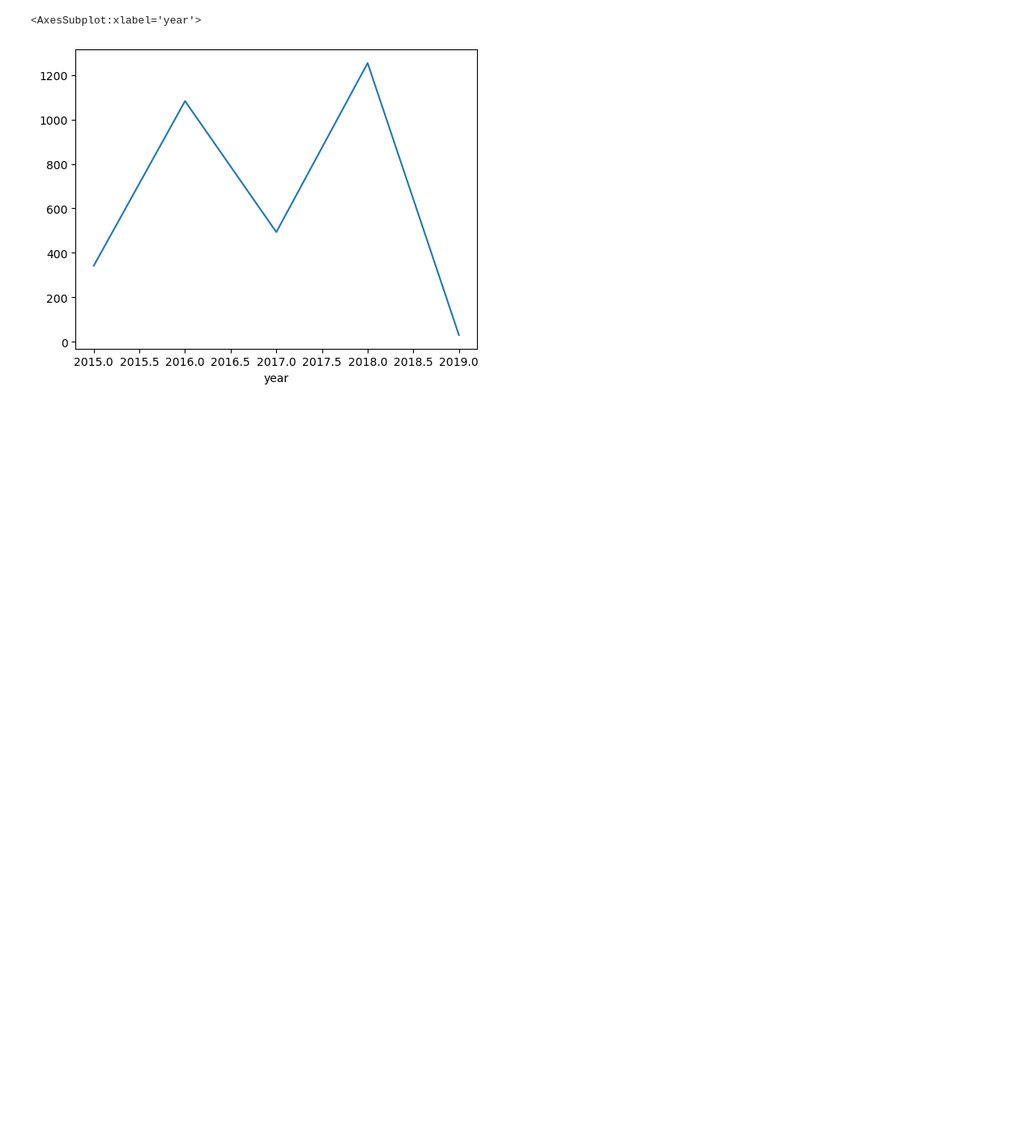
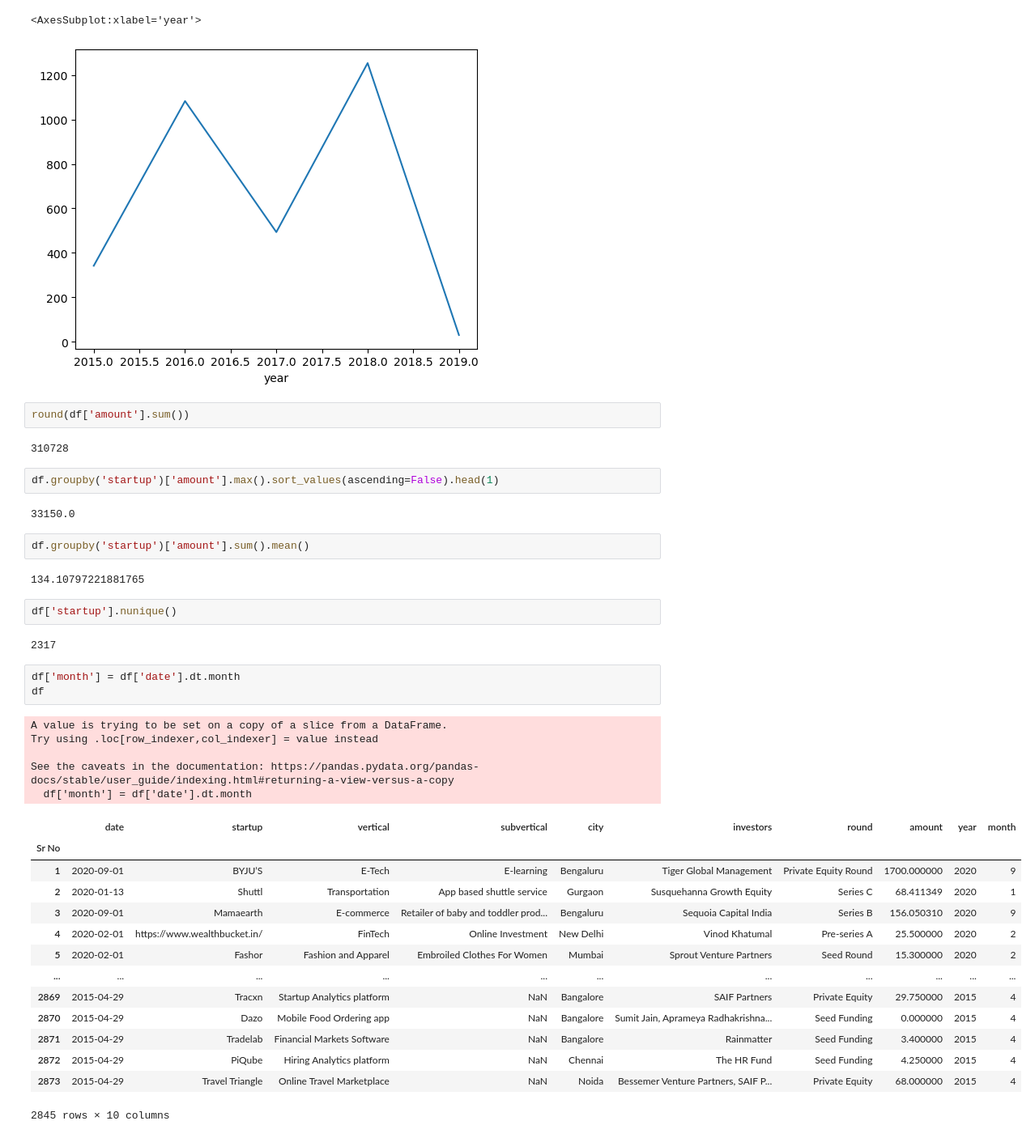
Before and after one commit to write2shivamgithub/Streamlit, a Jupyter notebook: Cleaning.ipynb, the cells around one changed output. Shown at 81% size. Saved outputs shown, nothing was run; the diff lists cells and outputs as text; blank space fills up the shorter version.

```diff
--- a/Cleaning.ipynb
+++ b/Cleaning.ipynb
@@ -333,3 +333,42 @@ df[df['investors'].str.contains('IDG Ventures')].groupby('year')['amount'].sum()
 # %% [output]
 <AxesSubplot:xlabel='year'>
 [figure]
+# %%
+round(df['amount'].sum())
+# %% [output]
+310728
+# %%
+df.groupby('startup')['amount'].max().sort_values(ascending=False).head(1)
+# %% [output]
+33150.0
+# %%
+df.groupby('startup')['amount'].sum().mean()
+# %% [output]
+134.10797221881765
+# %%
+df['startup'].nunique()
+# %% [output]
+2317
+# %%
+df['month'] = df['date'].dt.month
+df
+# %% [output]
+A value is trying to be set on a copy of a slice from a DataFrame.
+Try using .loc[row_indexer,col_indexer] = value instead
+
+See the caveats in the documentation: https://pandas.pydata.org/pandas-docs/stable/user_guide/indexing.html#returning-a-view-versus-a-copy
+  df['month'] = df['date'].dt.month
+|  | date | startup | vertical | subvertical | city | investors | round | amount | year | month |
+| Sr No |  |  |  |  |  |  |  |  |  |  |
+| 1 | 2020-09-01 | BYJU’S | E-Tech | E-learning | Bengaluru | Tiger Global Management | Private Equity Round | 1700.000000 | 2020 | 9 |
+| 2 | 2020-01-13 | Shuttl | Transportation | App based shuttle service | Gurgaon | Susquehanna Growth Equity | Series C | 68.411349 | 2020 | 1 |
+| 3 | 2020-09-01 | Mamaearth | E-commerce | Retailer of baby and toddler prod... | Bengaluru | Sequoia Capital India | Series B | 156.050310 | 2020 | 9 |
+| 4 | 2020-02-01 | https://www.wealthbucket.in/ | FinTech | Online Investment | New Delhi | Vinod Khatumal | Pre-series A | 25.500000 | 2020 | 2 |
+| 5 | 2020-02-01 | Fashor | Fashion and Apparel | Embroiled Clothes For Women | Mumbai | Sprout Venture Partners | Seed Round | 15.300000 | 2020 | 2 |
+| ... | ... | ... | ... | ... | ... | ... | ... | ... | ... | ... |
+| 2869 | 2015-04-29 | Tracxn | Startup Analytics platform | NaN | Bangalore | SAIF Partners | Private Equity | 29.750000 | 2015 | 4 |
+| 2870 | 2015-04-29 | Dazo | Mobile Food Ordering app | NaN | Bangalore | Sumit Jain, Aprameya Radhakrishna... | Seed Funding | 0.000000 | 2015 | 4 |
+| 2871 | 2015-04-29 | Tradelab | Financial Markets Software | NaN | Bangalore | Rainmatter | Seed Funding | 3.400000 | 2015 | 4 |
+| 2872 | 2015-04-29 | PiQube | Hiring Analytics platform | NaN | Chennai | The HR Fund | Seed Funding | 4.250000 | 2015 | 4 |
+| 2873 | 2015-04-29 | Travel Triangle | Online Travel Marketplace | NaN | Noida | Bessemer Venture Partners, SAIF P... | Private Equity | 68.000000 | 2015 | 4 |
+2845 rows × 10 columns
```
Also changed, not shown: parts of 4 cells of this notebook, 1 other file.
